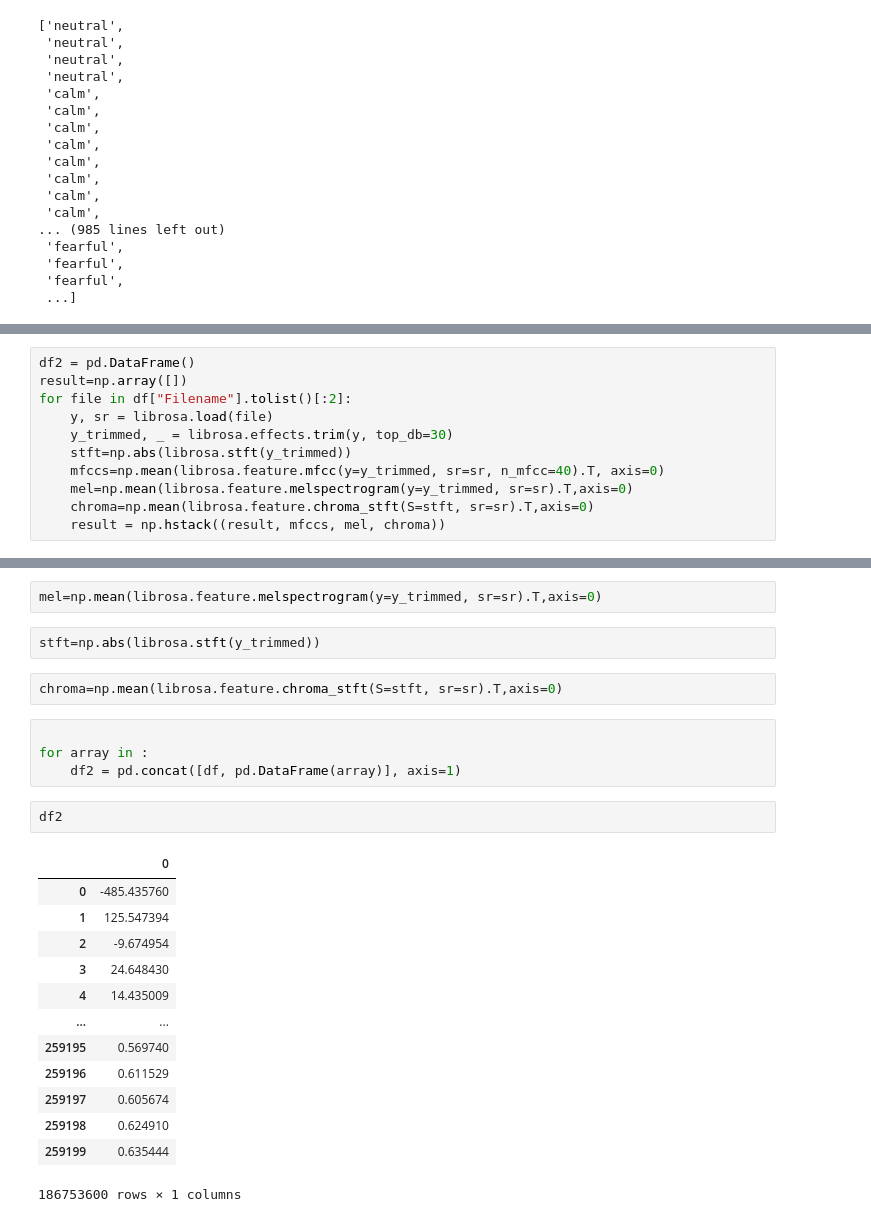
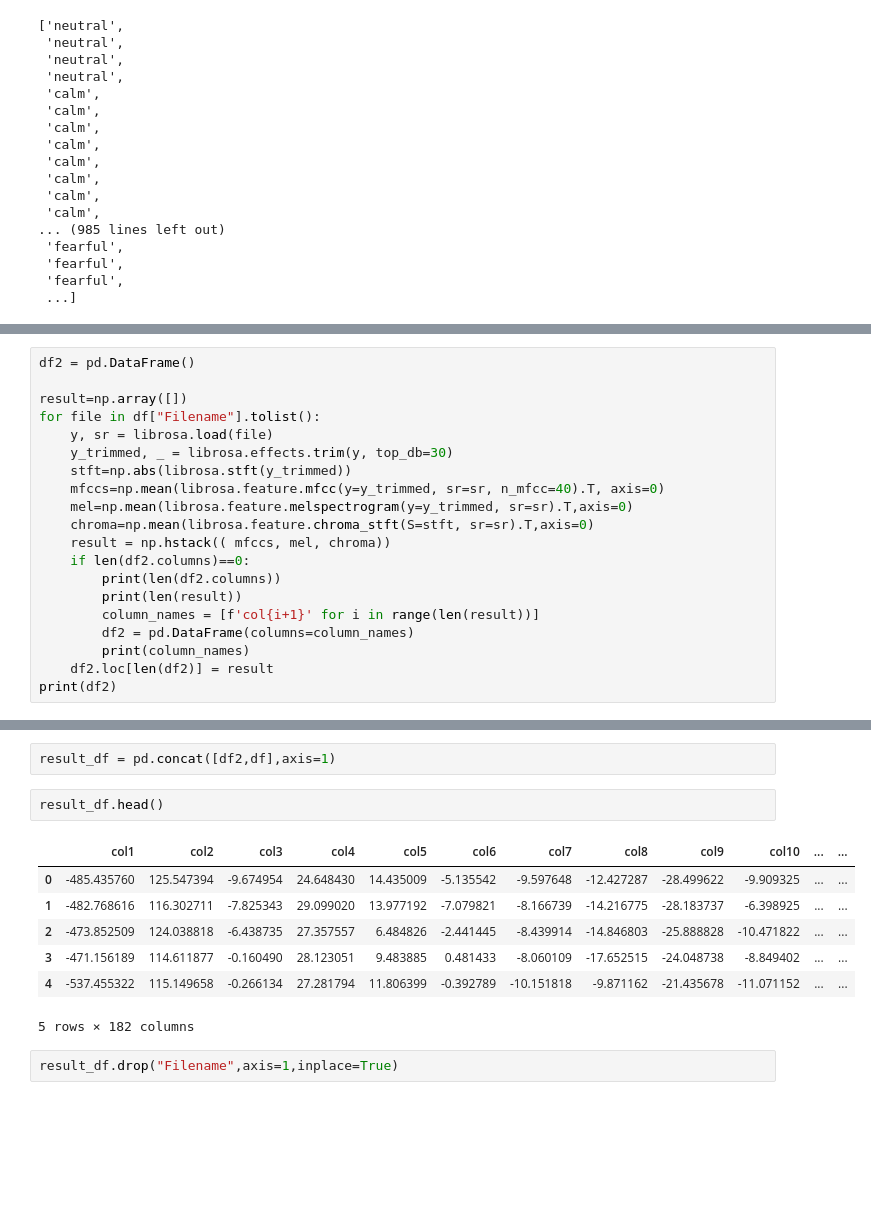
Before and after one commit to Gemini2Face/speech-emotion-identification, a Jupyter notebook: data_preprocessing2.ipynb, the cells around one changed output, grey strips where cells are left out. Cells and saved outputs as stored; diff of their text form; blank space fills up the shorter version.

```diff
--- a/data_preprocessing2.ipynb
+++ b/data_preprocessing2.ipynb
@@ -154,11 +154,20 @@ df.head()
 # %%
 df2 = pd.DataFrame()
+
 result=np.array([])
-for file in df["Filename"].tolist()[:2]:
+for file in df["Filename"].tolist():
     y, sr = librosa.load(file)
     y_trimmed, _ = librosa.effects.trim(y, top_db=30)
     stft=np.abs(librosa.stft(y_trimmed))
     mfccs=np.mean(librosa.feature.mfcc(y=y_trimmed, sr=sr, n_mfcc=40).T, axis=0)
     mel=np.mean(librosa.feature.melspectrogram(y=y_trimmed, sr=sr).T,axis=0)
     chroma=np.mean(librosa.feature.chroma_stft(S=stft, sr=sr).T,axis=0)
-    result = np.hstack((result, mfccs, mel, chroma))
+    result = np.hstack(( mfccs, mel, chroma))
+    if len(df2.columns)==0:
+        print(len(df2.columns))
+        print(len(result))
+        column_names = [f'col{i+1}' for i in range(len(result))]
+        df2 = pd.DataFrame(columns=column_names)
+        print(column_names)
+    df2.loc[len(df2)] = result
+print(df2)
@@ -185,26 +192,14 @@ array([-3.6127197e+02,  5.2356258e+01, -4.9625878e+00, -1.2411789e+01,
-# %%
-mel=np.mean(librosa.feature.melspectrogram(y=y_trimmed, sr=sr).T,axis=0)
-# %%
-stft=np.abs(librosa.stft(y_trimmed))
-# %%
-chroma=np.mean(librosa.feature.chroma_stft(S=stft, sr=sr).T,axis=0)
 # %%
-
-for array in :
-    df2 = pd.concat([df, pd.DataFrame(array)], axis=1)
+result_df = pd.concat([df2,df],axis=1)
-# %%
-df2
-# %% [output]
-|  | 0 |
-| 0 | -485.435760 |
-| 1 | 125.547394 |
-| 2 | -9.674954 |
-| 3 | 24.648430 |
-| 4 | 14.435009 |
-| ... | ... |
-| 259195 | 0.569740 |
-| 259196 | 0.611529 |
-| 259197 | 0.605674 |
-| 259198 | 0.624910 |
-| 259199 | 0.635444 |
-186753600 rows × 1 columns
+# %%
+result_df.head()
+# %% [output]
+|  | col1 | col2 | col3 | col4 | col5 | col6 | col7 | col8 | col9 | col10 | ... | ... |
+| 0 | -485.435760 | 125.547394 | -9.674954 | 24.648430 | 14.435009 | -5.135542 | -9.597648 | -12.427287 | -28.499622 | -9.909325 | ... | ... |
+| 1 | -482.768616 | 116.302711 | -7.825343 | 29.099020 | 13.977192 | -7.079821 | -8.166739 | -14.216775 | -28.183737 | -6.398925 | ... | ... |
+| 2 | -473.852509 | 124.038818 | -6.438735 | 27.357557 | 6.484826 | -2.441445 | -8.439914 | -14.846803 | -25.888828 | -10.471822 | ... | ... |
+| 3 | -471.156189 | 114.611877 | -0.160490 | 28.123051 | 9.483885 | 0.481433 | -8.060109 | -17.652515 | -24.048738 | -8.849402 | ... | ... |
+| 4 | -537.455322 | 115.149658 | -0.266134 | 27.281794 | 11.806399 | -0.392789 | -10.151818 | -9.871162 | -21.435678 | -11.071152 | ... | ... |
+5 rows × 182 columns
+# %%
+result_df.drop("Filename",axis=1,inplace=True)
```
Also changed, not shown: parts of 17 cells of this notebook, 1 other file.
